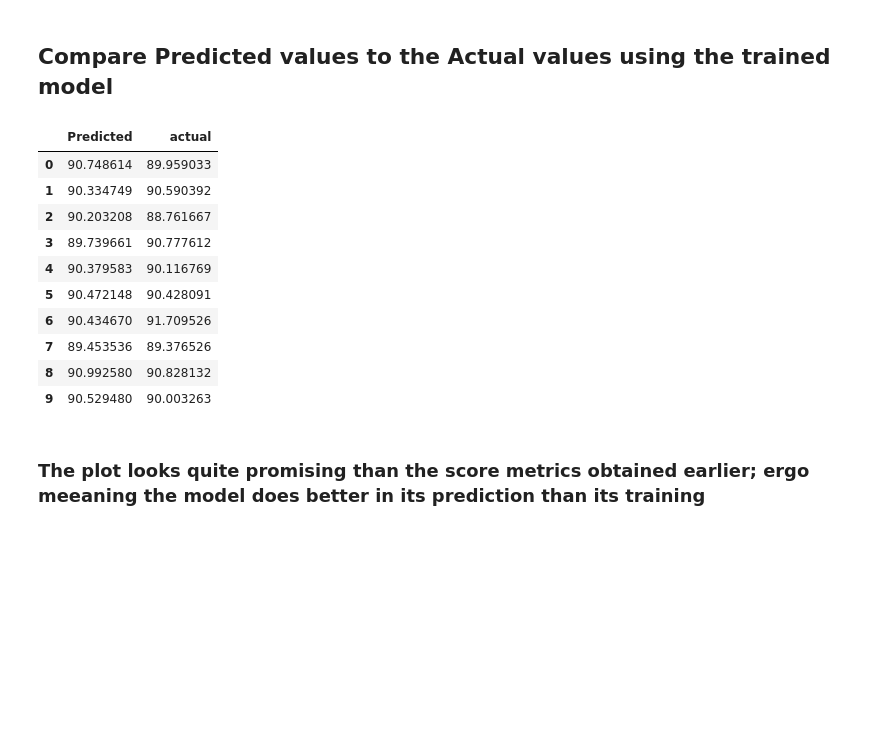
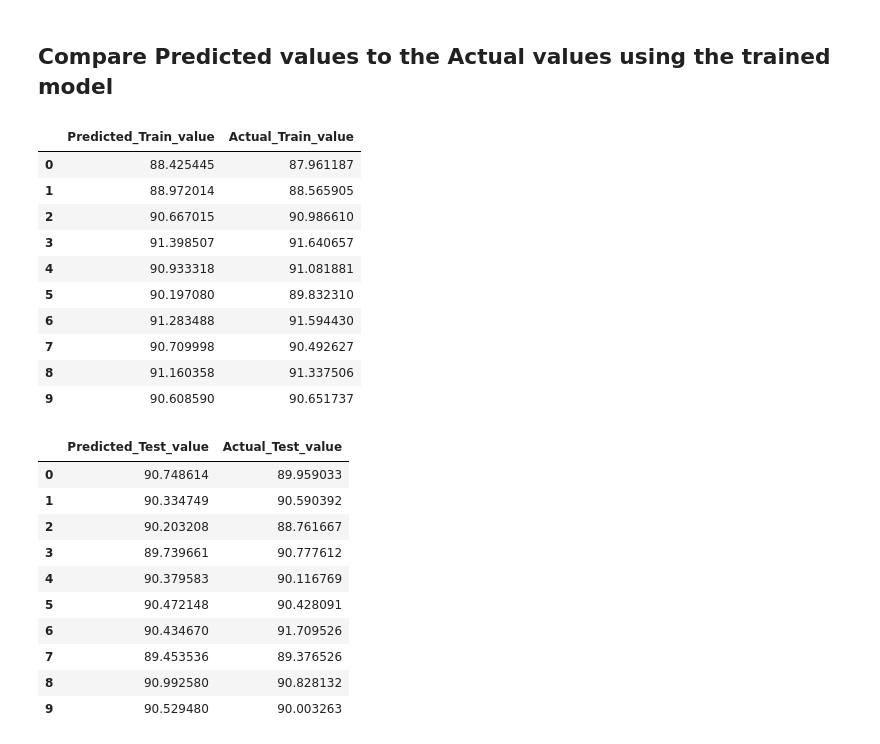
Before and after one commit to andrews-tang/Predicting-the-Recovery-Rate-of-Metal-Ore, a Jupyter notebook: using_classic_algo.ipynb, the cells around one changed output. Drawn from its saved outputs; the diff is of its cells as text; code cells hidden in the pictures; blank space fills up the shorter version.

```diff
--- a/using_classic_algo.ipynb
+++ b/using_classic_algo.ipynb
@@ -60,0 +63,16 @@ plt.show()
+# %%
+y_train_pred = rf_regressor.predict(X_train_normalized)
+y_train_pred = scaler_Y.inverse_transform(y_train_pred.reshape(-1,1))
+
+
+# Calculate training performance metrics
+rmse_train = np.sqrt(mean_squared_error(y_train, y_train_pred))
+mape_train = mean_absolute_percentage_error(y_train, y_train_pred)
+r2_train = r2_score(y_train, y_train_pred)
+r_value_train = np.sqrt(r2_train)
+
+
+print(f"Training RMSE: {rmse_train:.4f}")
+print(f"Training MAPE: {mape_train:.4f}")
+print(f"Training R-squared (R²): {r2_train:.4f}")
+print(f"Training R-value (R): {r_value_train:.4f}")
@@ -104,0 +126,3 @@ compare_df['actual'] = y_test
+# %%
+compare_train_df = pd.DataFrame(y_train_pred, columns=['Predicted_Train_value'])
+compare_train_df['Actual_Train_value'] = y_train
@@ -105,16 +132,28 @@ compare_df['actual'] = y_test
 # %%
-compare_df.head(10)
+compare_train_df.head(10)
 # %% [output]
-|  | Predicted | actual |
-| 0 | 90.748614 | 89.959033 |
-| 1 | 90.334749 | 90.590392 |
-| 2 | 90.203208 | 88.761667 |
-| 3 | 89.739661 | 90.777612 |
-| 4 | 90.379583 | 90.116769 |
-| 5 | 90.472148 | 90.428091 |
-| 6 | 90.434670 | 91.709526 |
-| 7 | 89.453536 | 89.376526 |
-| 8 | 90.992580 | 90.828132 |
-| 9 | 90.529480 | 90.003263 |
+|  | Predicted_Train_value | Actual_Train_value |
+| 0 | 88.425445 | 87.961187 |
+| 1 | 88.972014 | 88.565905 |
+| 2 | 90.667015 | 90.986610 |
+| 3 | 91.398507 | 91.640657 |
+| 4 | 90.933318 | 91.081881 |
+| 5 | 90.197080 | 89.832310 |
+| 6 | 91.283488 | 91.594430 |
+| 7 | 90.709998 | 90.492627 |
+| 8 | 91.160358 | 91.337506 |
+| 9 | 90.608590 | 90.651737 |
-# %% [markdown]
-### The plot looks quite promising than the score metrics obtained earlier; ergo meeaning the model does better in its prediction than its training
+# %%
+compare_test_df.head(10)
+# %% [output]
+|  | Predicted_Test_value | Actual_Test_value |
+| 0 | 90.748614 | 89.959033 |
+| 1 | 90.334749 | 90.590392 |
+| 2 | 90.203208 | 88.761667 |
+| 3 | 89.739661 | 90.777612 |
+| 4 | 90.379583 | 90.116769 |
+| 5 | 90.472148 | 90.428091 |
+| 6 | 90.434670 | 91.709526 |
+| 7 | 89.453536 | 89.376526 |
+| 8 | 90.992580 | 90.828132 |
+| 9 | 90.529480 | 90.003263 |
```
Also changed, not shown: parts of 14 cells of this notebook.
